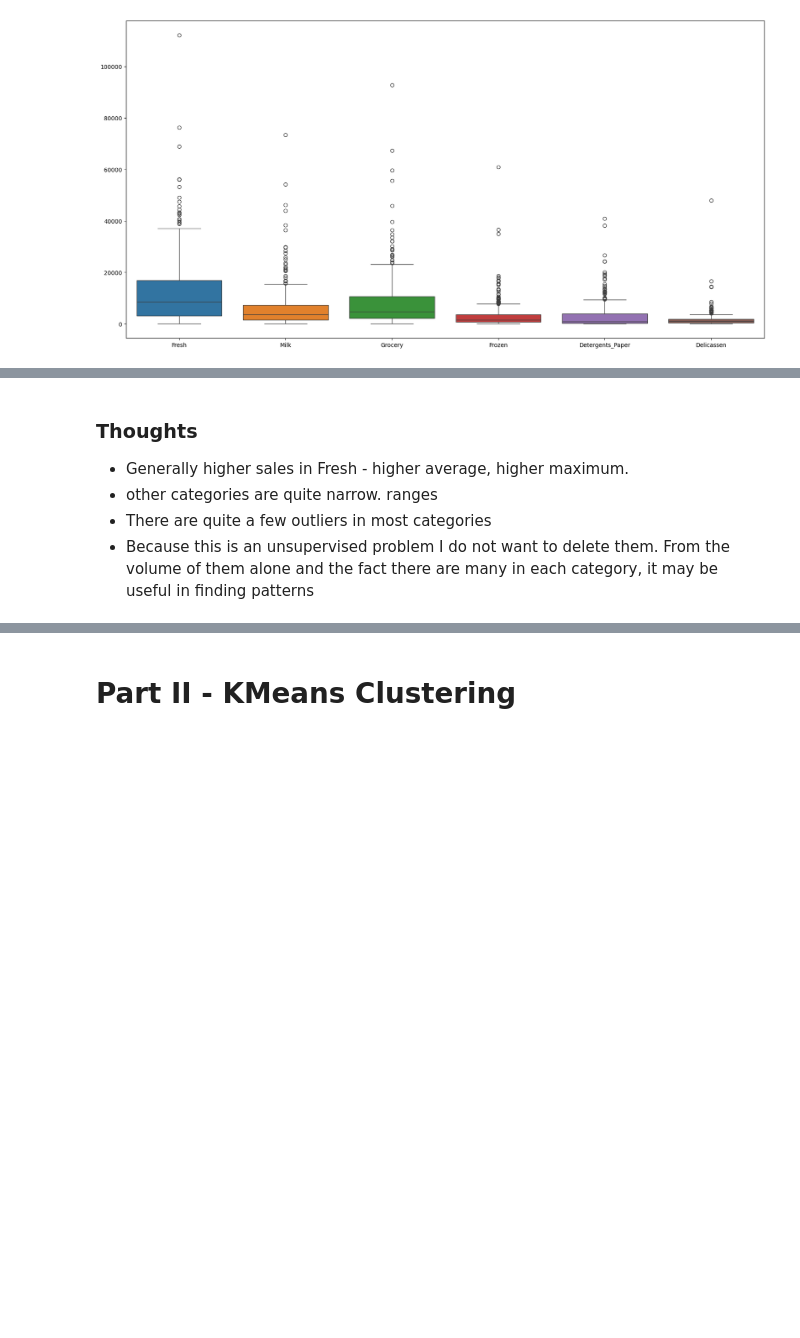
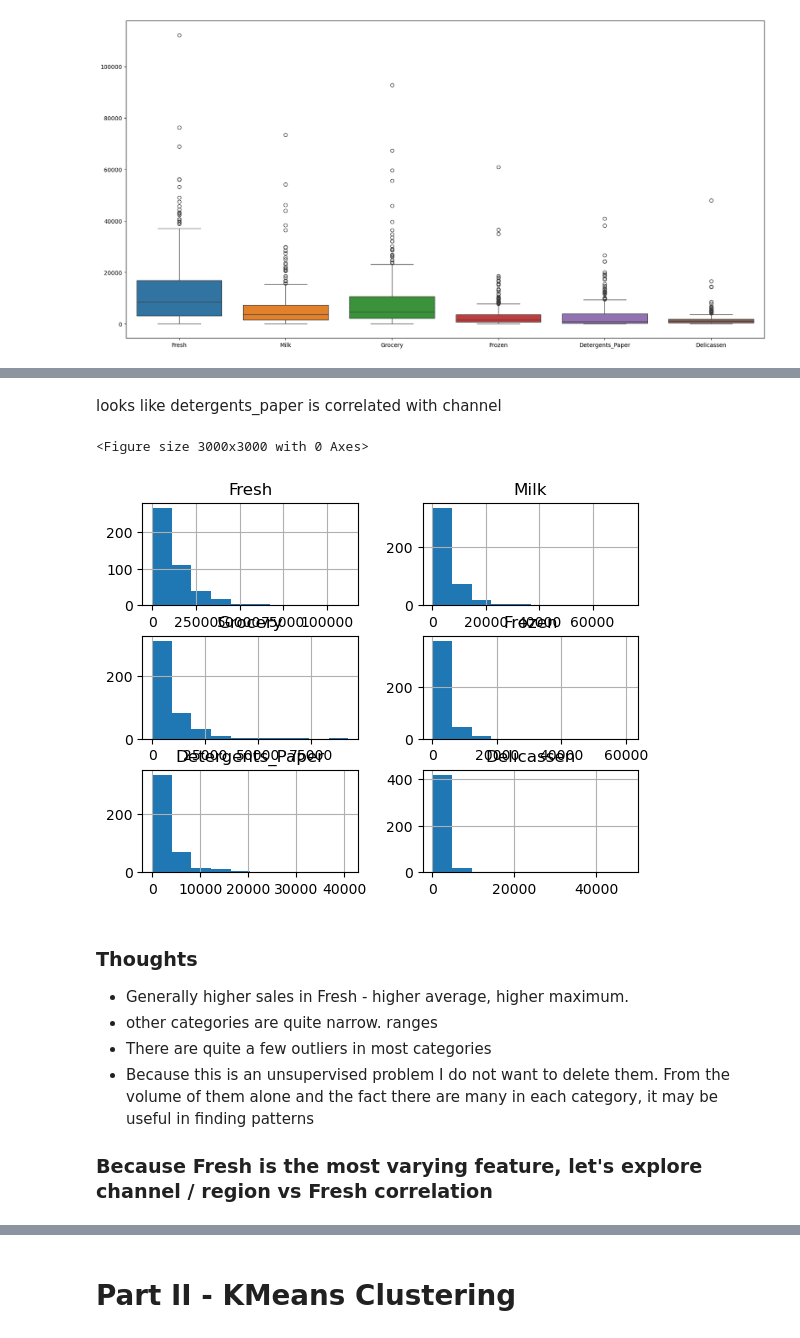
Before and after one commit to tjjdoherty/ml-project-unsupervised-learning, a Jupyter notebook: Unsupervised Learning - Project.ipynb, the cells around one changed output, grey strips where cells are left out. Drawn from its saved outputs; the diff is of its cells as text; code cells hidden in the pictures; blank space fills up the shorter version.

```diff
--- a/Unsupervised Learning - Project.ipynb
+++ b/Unsupervised Learning - Project.ipynb
@@ -117,6 +139,18 @@ plt.show()
+# %% [markdown]
+looks like detergents_paper is correlated with channel
+# %%
+# histogram of the six categories above
+plt.figure(figsize=(30,30))
+data.drop(['Channel', 'Region'], axis=1).hist()
+plt.show()
+# %% [output]
+<Figure size 3000x3000 with 0 Axes>
+[figure, added]
 # %% [markdown]
 ### Thoughts ###
 - Generally higher sales in Fresh - higher average, higher maximum.
 - other categories are quite narrow. ranges
 - There are quite a few outliers in most categories
 - Because this is an unsupervised problem I do not want to delete them. From the volume of them alone and the fact there are many in each category, it may be useful in finding patterns
+
+### Because Fresh is the most varying feature, let's explore channel / region vs Fresh correlation ###
```
Also changed, not shown: parts of 12 cells of this notebook.
